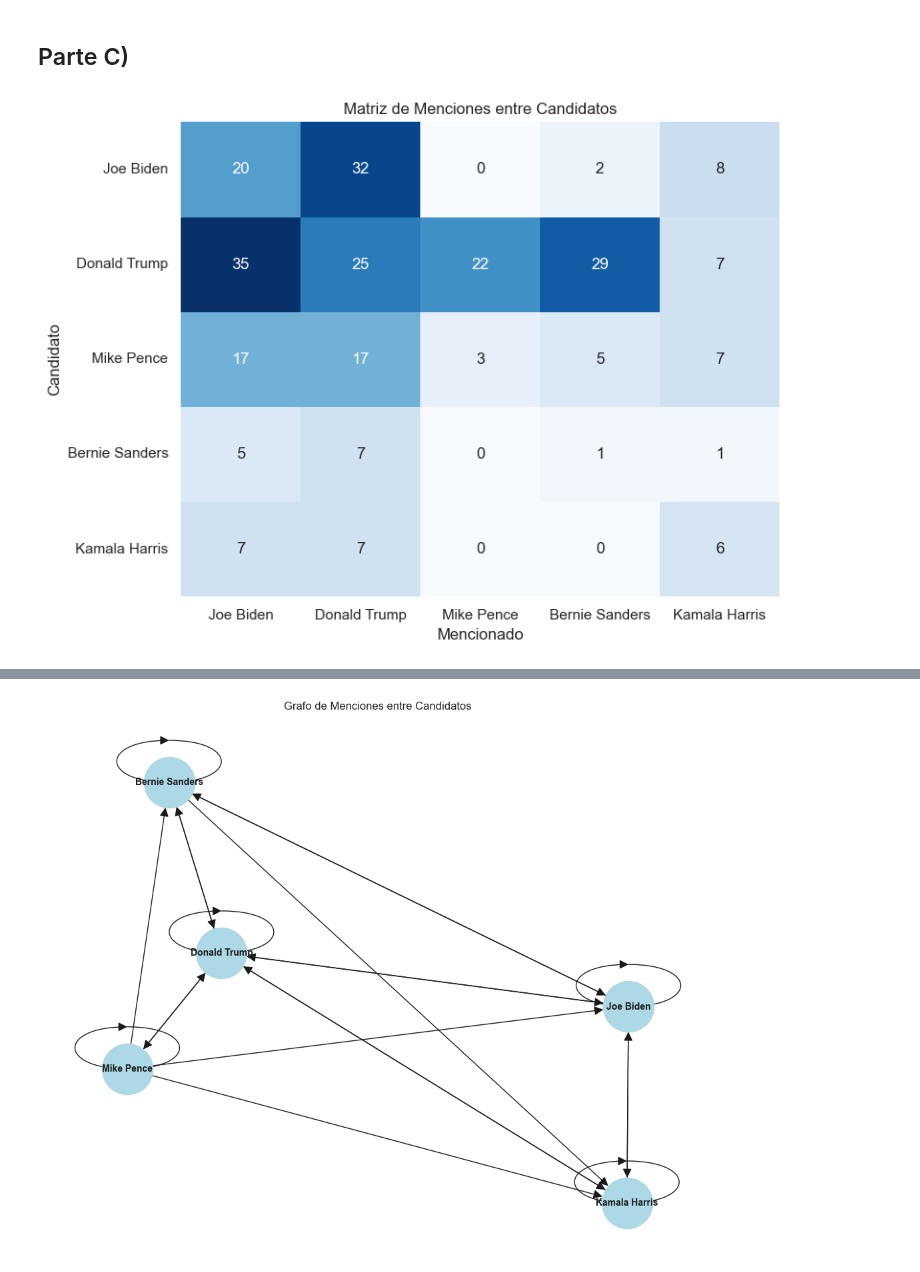
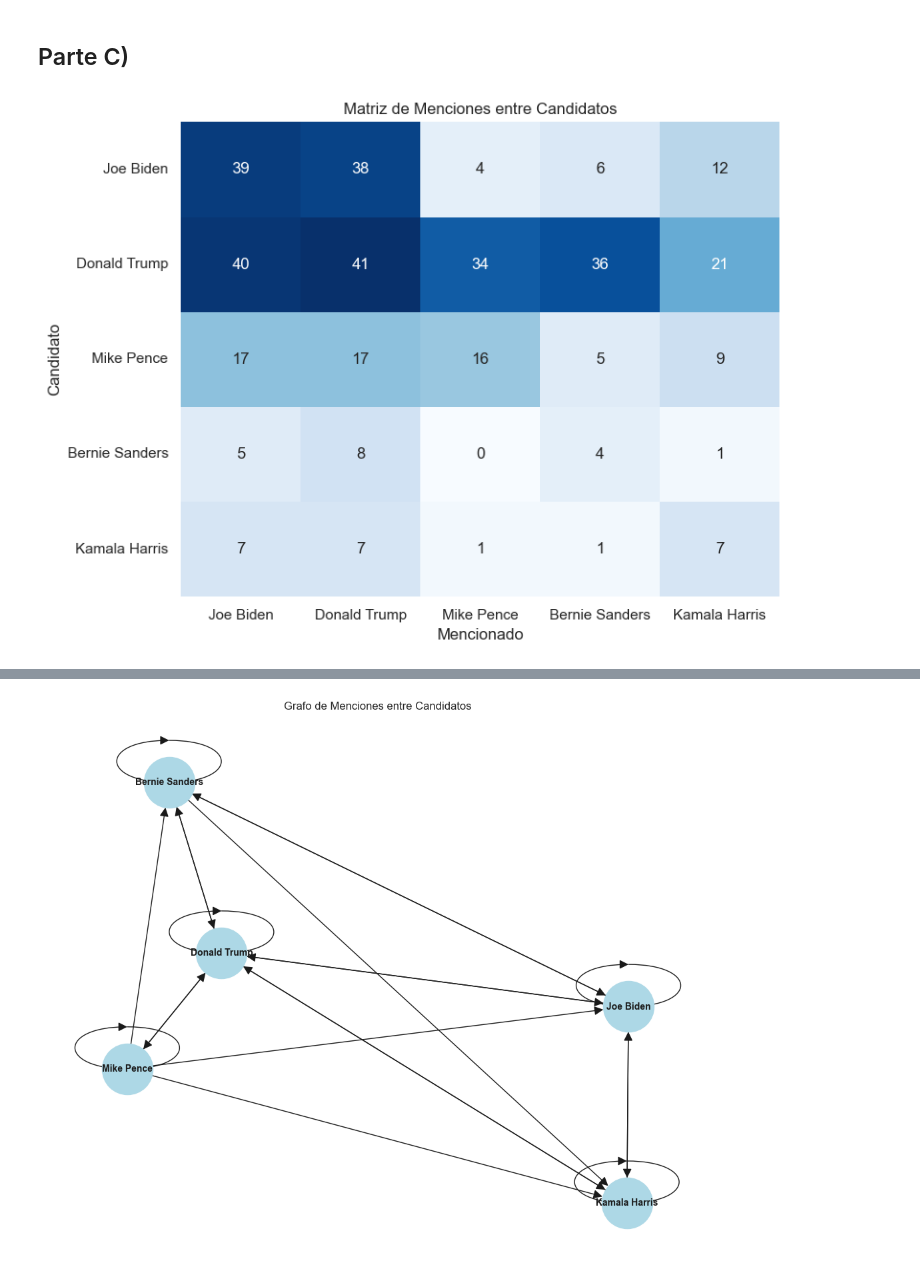
Before and after one commit to campon/intro-cd, a Jupyter notebook: Tarea_1/tarea1_campon_loprete.ipynb, the cells around one changed output, grey strips where cells are left out. Drawn from its saved outputs; the diff is of its cells as text; code cells hidden in the pictures.

```diff
--- a/Tarea_1/tarea1_campon_loprete.ipynb
+++ b/Tarea_1/tarea1_campon_loprete.ipynb
@@ -612,25 +612,52 @@ Hay muchas palabras que utilizan unicamente las propias formulas, por ejemplo Do
 Al buscar las palabras mas frecuntes por candidatos, como ya comentamos, nos encontramos con un problema particular de que los propios candidatos se mencionan asi mismos con gran frecuencia, un patrón que se repetía en los 5 candidatos. Para resolver esto, decidimos filtrar las frases de los discrusos que mencionan al orador en el discurso lo cual causaba que los nombres de los mismos candidatos aparecieran con gran frecuencia.
 # %% [markdown]
 ## Parte C\)
-# %%
-candidates = top_speeches["speaker"].unique()
-mentions_matrix = pd.DataFrame(0, index=candidates, columns=candidates)
-
-# Menciones entre candidatos (sin contar a sí mismos) # FIX: si menciona a mas de uno se cuenta en cada candidato
-for speaker in candidates:
-    for mentioned in candidates:
-        mentions_matrix.loc[speaker, mentioned] = top_speeches[
-            (top_speeches["speaker"] == speaker) &
-            (top_speeches["CleanText"].str.contains(mentioned, case=False))
-        ].shape[0]
-
-# Visualizar la matriz
-plt.figure(figsize=(8, 6))
-sns.heatmap(mentions_matrix, annot=True, fmt="d", cmap="Blues", cbar=False)
-plt.title("Matriz de Menciones entre Candidatos")
-plt.xlabel("Mencionado")
-plt.ylabel("Candidato")
-plt.tight_layout()
-plt.show()
-# %% [output]
-[figure, removed]
+# %%
+mention_aliases = {
+    "Joe Biden": [r"\bjoe biden\b", r"\bjoe\b", r"\bbiden\b"],
+    "Donald Trump": [r"\bdonald trump\b", r"\bdonald\b", r"\btrump\b"],
+    "Kamala Harris": [r"\bkamala harris\b", r"\bkamala\b", r"\bharris\b"],
+    "Mike Pence": [r"\bmike pence\b", r"\bmike\b", r"\bpence\b"],
+    "Bernie Sanders": [r"\bbernie sanders\b", r"\bbernie\b", r"\bsanders\b"]
+}
+
+
+candidates = top_speeches["speaker"].unique()
+mentions_matrix = pd.DataFrame(0, index=candidates, columns=candidates)
+
+# Iteramos sobre cada discurso
+for speaker in candidates:
+    speaker_speeches = top_speeches[top_speeches["speaker"] == speaker]
+
+    for mentioned in candidates:
+        if speaker == mentioned:
+            count = 0
+            count += 1
+
+        patterns = mention_aliases[mentioned]
+
+        count = 0
+        for _, row in speaker_speeches.iterrows():
+            text = row["CleanText"].lower()
+
+            # ¿Aparece alguno de los alias?
+            found = False
+            for pat in patterns:
+                if re.search(pat, text):
+                    found = True
+                    break
+
+            if found:
+                count += 1
+
+        mentions_matrix.loc[speaker, mentioned] = count
+
+plt.figure(figsize=(8, 6))
+sns.heatmap(mentions_matrix, annot=True, fmt="d", cmap="Blues", cbar=False)
+plt.title("Matriz de Menciones entre Candidatos")
+plt.xlabel("Mencionado")
+plt.ylabel("Candidato")
+plt.tight_layout()
+plt.show()
+# %% [output]
+[figure, added]
```
Also changed, not shown: parts of 11 cells of this notebook, 1 other file.
